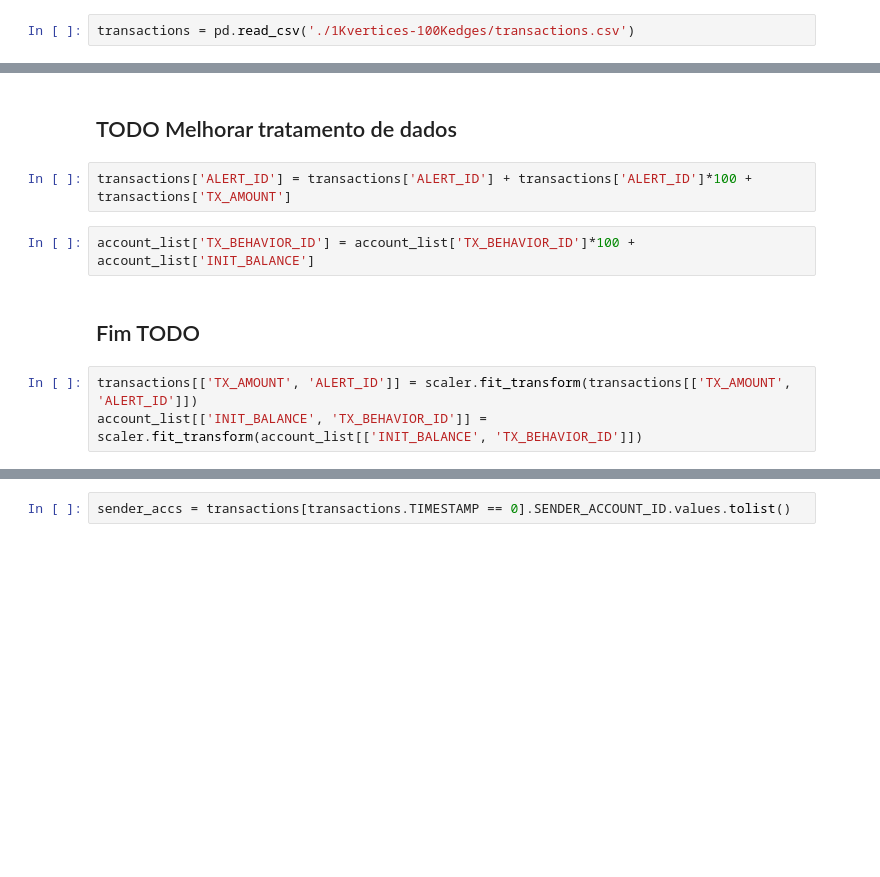
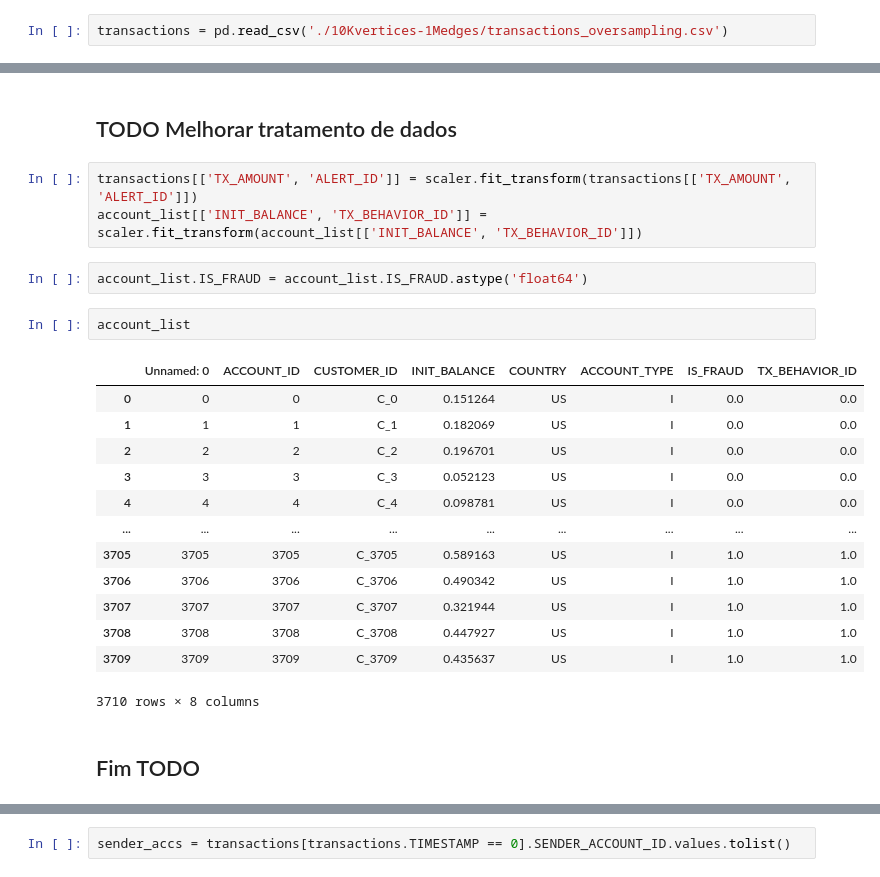
Before and after one commit to italodellagarza/GCNMoneyLaundering, a Jupyter notebook: test_amlsim_nenn/Dataset_manip.ipynb, the cells around one changed output, grey strips where cells are left out. Drawn from its saved outputs; the diff is of its cells as text; blank space fills up the shorter version.

```diff
--- a/test_amlsim_nenn/Dataset_manip.ipynb
+++ b/test_amlsim_nenn/Dataset_manip.ipynb
@@ -23,6 +37,6 @@ __Estrutura do `accounts.csv`__
 - __IS_FRAUD__: Se é uma conta fraudulenta ou não
 - __TX_BEHAVIOUR_ID__: ??
 # %%
-transactions = pd.read_csv('./1Kvertices-100Kedges/transactions.csv')
+transactions = pd.read_csv('./10Kvertices-1Medges/transactions_oversampling.csv')
 # %%
 transactions
@@ -41,14 +77,28 @@ transactions['SENDER_X'] = str(account_list[account_list.ACCOUNT_ID == 732].valu
 transactions
 # %% [markdown]
 ## TODO Melhorar tratamento de dados
-# %%
-transactions['ALERT_ID'] = transactions['ALERT_ID'] + transactions['ALERT_ID']*100 + transactions['TX_AMOUNT']
-# %%
-account_list['TX_BEHAVIOR_ID'] = account_list['TX_BEHAVIOR_ID']*100 + account_list['INIT_BALANCE']
-# %% [markdown]
-## Fim TODO
 # %%
 transactions[['TX_AMOUNT', 'ALERT_ID']] = scaler.fit_transform(transactions[['TX_AMOUNT', 'ALERT_ID']])
 account_list[['INIT_BALANCE', 'TX_BEHAVIOR_ID']] = scaler.fit_transform(account_list[['INIT_BALANCE', 'TX_BEHAVIOR_ID']])
+# %%
+account_list.IS_FRAUD = account_list.IS_FRAUD.astype('float64')
+# %%
+account_list
+# %% [output]
+|  | Unnamed: 0 | ACCOUNT_ID | CUSTOMER_ID | INIT_BALANCE | COUNTRY | ACCOUNT_TYPE | IS_FRAUD | TX_BEHAVIOR_ID |
+| 0 | 0 | 0 | C_0 | 0.151264 | US | I | 0.0 | 0.0 |
+| 1 | 1 | 1 | C_1 | 0.182069 | US | I | 0.0 | 0.0 |
+| 2 | 2 | 2 | C_2 | 0.196701 | US | I | 0.0 | 0.0 |
+| 3 | 3 | 3 | C_3 | 0.052123 | US | I | 0.0 | 0.0 |
+| 4 | 4 | 4 | C_4 | 0.098781 | US | I | 0.0 | 0.0 |
+| ... | ... | ... | ... | ... | ... | ... | ... | ... |
+| 3705 | 3705 | 3705 | C_3705 | 0.589163 | US | I | 1.0 | 1.0 |
+| 3706 | 3706 | 3706 | C_3706 | 0.490342 | US | I | 1.0 | 1.0 |
+| 3707 | 3707 | 3707 | C_3707 | 0.321944 | US | I | 1.0 | 1.0 |
+| 3708 | 3708 | 3708 | C_3708 | 0.447927 | US | I | 1.0 | 1.0 |
+| 3709 | 3709 | 3709 | C_3709 | 0.435637 | US | I | 1.0 | 1.0 |
+3710 rows × 8 columns
+# %% [markdown]
+## Fim TODO
 # %%
 account_list
```
Also changed, not shown: parts of 22 cells of this notebook, 3 other files.
